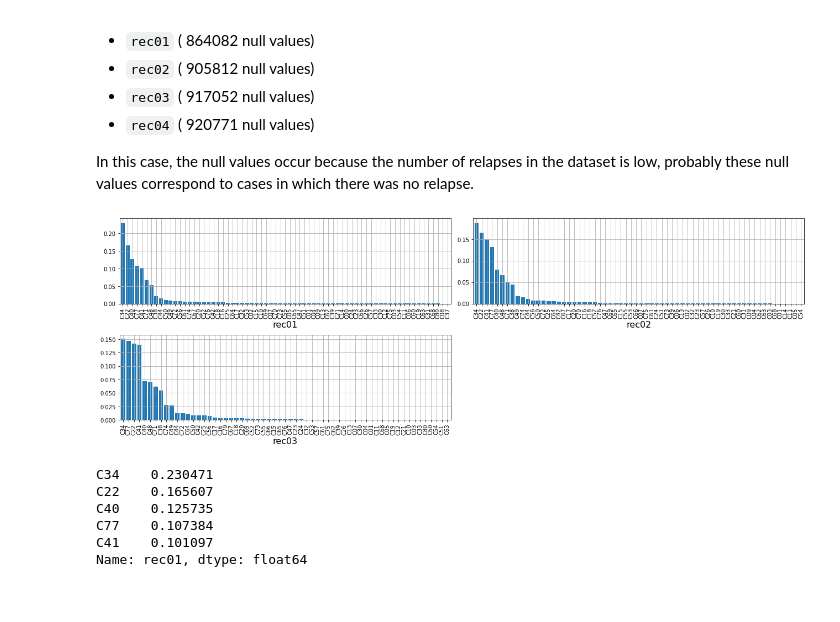
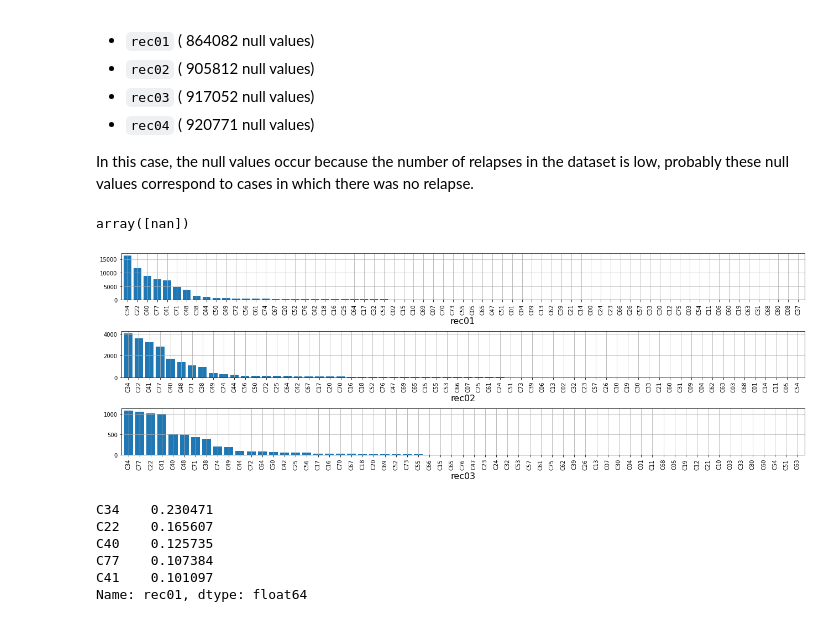
Before and after one commit to skepticalchemist/Cancer-hospital-records, a Jupyter notebook: notebooks/2_EDA.ipynb, the cells around one changed output. Cells and saved outputs as stored; diff of their text form; code cells hidden in the pictures.

```diff
--- a/notebooks/2_EDA.ipynb
+++ b/notebooks/2_EDA.ipynb
@@ -167,9 +168,9 @@ rhc['year_recidiva'] = rhc['dtrecidiva'].dt.year
 rhc['year_trat'] = rhc['dttrat'].dt.year
 
 # convert year to integer
-rhc['year_consult'] = rhc['year_consult'].astype('Int64')
-rhc['year_diag'] = rhc['year_diag'].astype('Int64')
-rhc['year_ultinfo'] = rhc['year_ultinfo'].astype('Int64')
+# rhc['year_consult'] = rhc['year_consult'].astype('Int64')
+# rhc['year_diag'] = rhc['year_diag'].astype('Int64')
+# rhc['year_ultinfo'] = rhc['year_ultinfo'].astype('Int64')
 rhc['year_recidiva'] = rhc['year_recidiva'].astype('Int64')
 rhc['year_trat'] = rhc['year_trat'].astype('Int64')
 # %% [markdown]
@@ -2198,25 +2013,29 @@ The columns containing this information have the following characteristics:
 * `rec04` ( 920771 null values)
 
 In this case, the null values occur because the number of relapses in the dataset is low, probably these null values correspond to cases in which there was no relapse.
+# %%
+rhc['rec04'].unique()
+# %% [output]
+array([nan])
 # %%
 # location of relapse / metastasis
-# metastasis = ['rec01', 'rec02', 'rec03', 'rec04'] # in the new dataset rec04 is float --- correct it
+# metastasis = ['rec01', 'rec02', 'rec03', 'rec04'] # in the new dataset rec04 is NaN
 metastasis = ['rec01', 'rec02', 'rec03']
 
 fig = plt.figure()
 num = 0
 
 for item in metastasis:
     num += 1
-    counts = rhc[item].value_counts(normalize=True)
-    ax = fig.add_subplot(2,2,num)
+    counts = rhc[item].value_counts(normalize=False)
+    ax = fig.add_subplot(3,1,num)
     plt.xlabel(item, fontsize=16)
     counts.plot.bar(width=0.8,figsize=(18,6))
     plt.grid()
 plt.tight_layout()
 plt.show()
 # %% [output]
-[figure, old version]
+[figure, new version]
 # %%
 # location of relapse / metastasis rec01
 rhc.rec01.value_counts(normalize=True).head()
```
Also changed, not shown: parts of 63 cells of this notebook, 1 other file.
